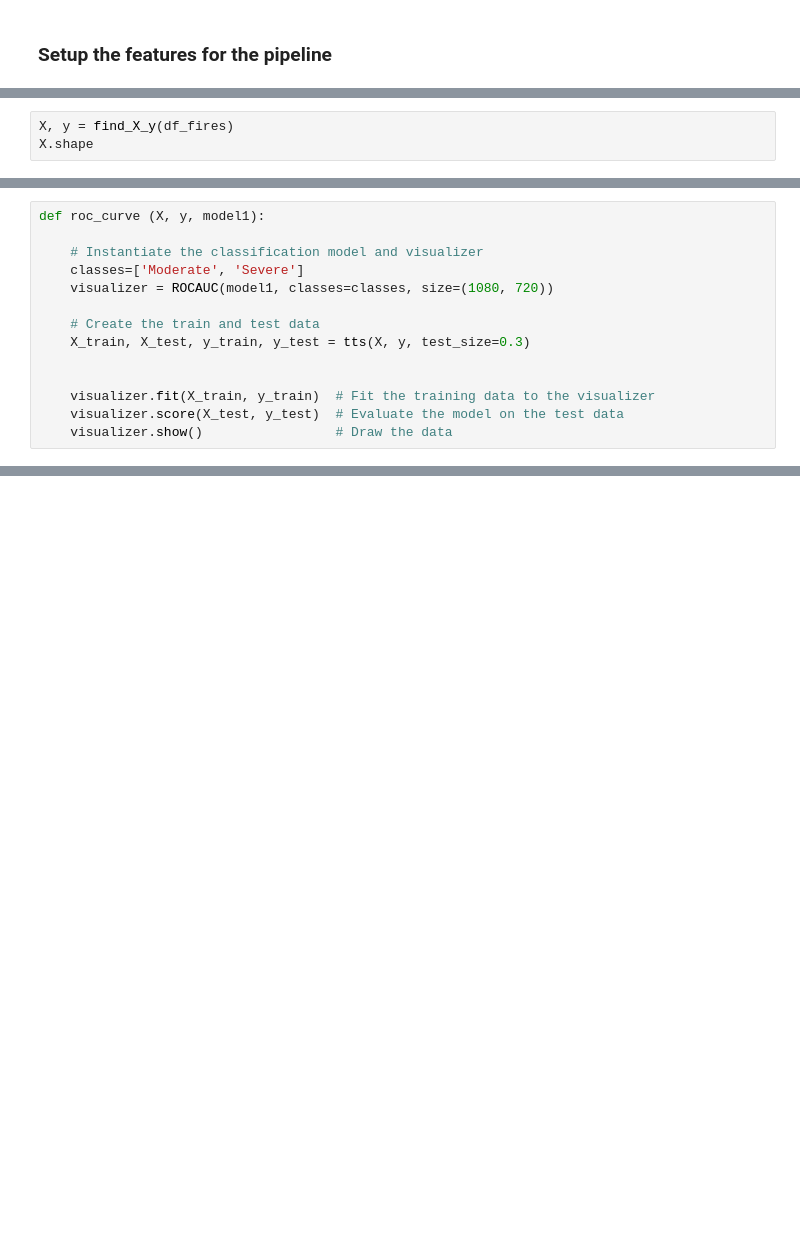
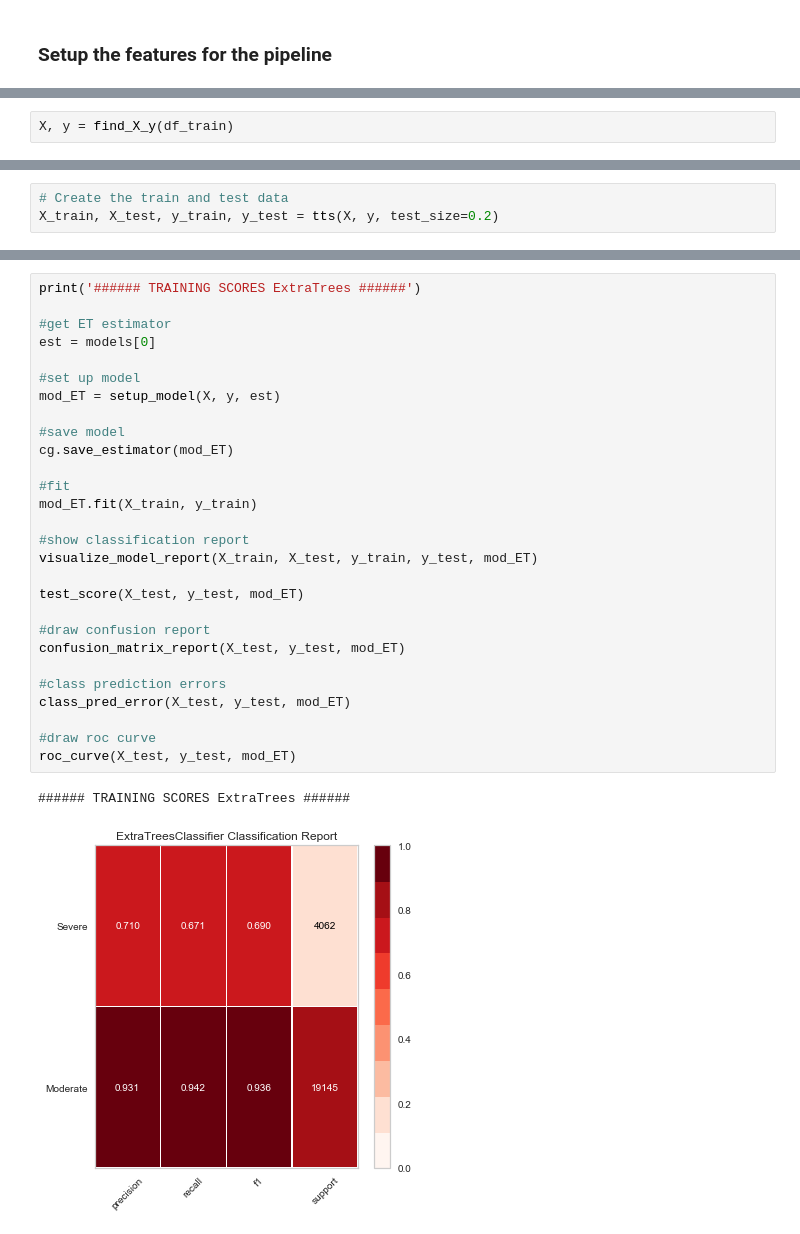
Before and after one commit to NahidGithub/Predicting-Wildfires, a Jupyter notebook: notebooks/Final_Model_Evaluation.ipynb, the cells around one changed output, grey strips where cells are left out. Cells and saved outputs as stored; diff of their text form; blank space fills up the shorter version.

```diff
--- a/notebooks/Final_Model_Evaluation.ipynb
+++ b/notebooks/Final_Model_Evaluation.ipynb
@@ -155,3 +290,2 @@ def find_X_y(df_fires1):
 # %%
-X, y = find_X_y(df_fires)
-X.shape
+X, y = find_X_y(df_train)
@@ -361,14 +303,0 @@ def confusion_matrix_report (X1, y1, model1, **kwargs):
-# %%
-def roc_curve (X, y, model1):
-
-    # Instantiate the classification model and visualizer
-    classes=['Moderate', 'Severe']
-    visualizer = ROCAUC(model1, classes=classes, size=(1080, 720))
-
-    # Create the train and test data
-    X_train, X_test, y_train, y_test = tts(X, y, test_size=0.3)
-
-
-    visualizer.fit(X_train, y_train)  # Fit the training data to the visualizer
-    visualizer.score(X_test, y_test)  # Evaluate the model on the test data
-    visualizer.show()                 # Draw the data
@@ -541,0 +306,3 @@ Final conclusion use extra tree since it has a high recall on severe fires thoug
+# %%
+# Create the train and test data
+X_train, X_test, y_train, y_test = tts(X, y, test_size=0.2)
@@ -541,0 +313,31 @@ Final conclusion use extra tree since it has a high recall on severe fires thoug
+# %%
+print('###### TRAINING SCORES ExtraTrees ######')
+
+#get ET estimator
+est = models[0]
+
+#set up model
+mod_ET = setup_model(X, y, est)
+
+#save model
+cg.save_estimator(mod_ET)
+
+#fit
+mod_ET.fit(X_train, y_train)
+
+#show classification report
+visualize_model_report(X_train, X_test, y_train, y_test, mod_ET)
+
+test_score(X_test, y_test, mod_ET)
+
+#draw confusion report
+confusion_matrix_report(X_test, y_test, mod_ET)
+
+#class prediction errors
+class_pred_error(X_test, y_test, mod_ET)
+
+#draw roc curve
+roc_curve(X_test, y_test, mod_ET)
+# %% [output]
+###### TRAINING SCORES ExtraTrees ######
+[figure, added]
```
Also changed, not shown: parts of 80 cells of this notebook.
